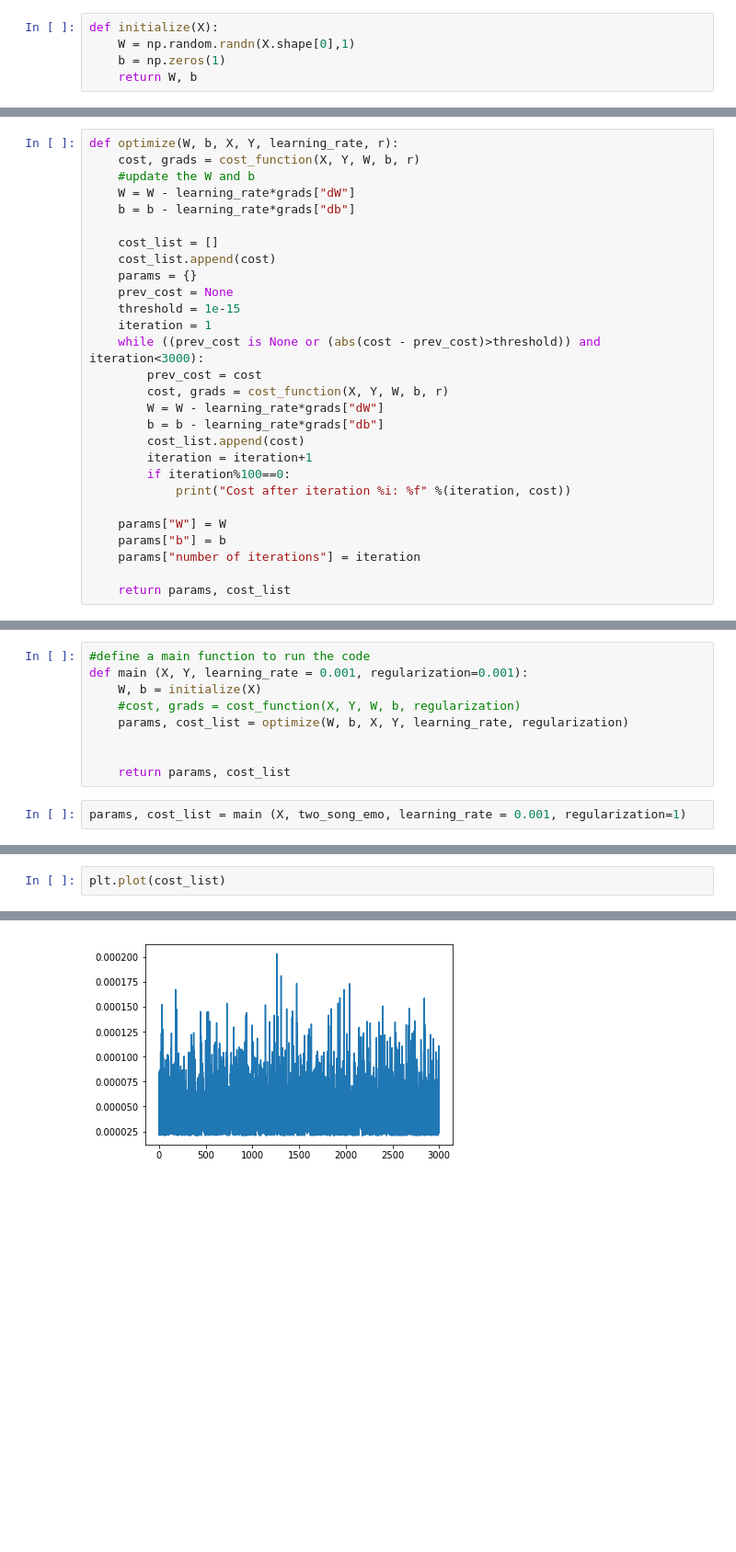
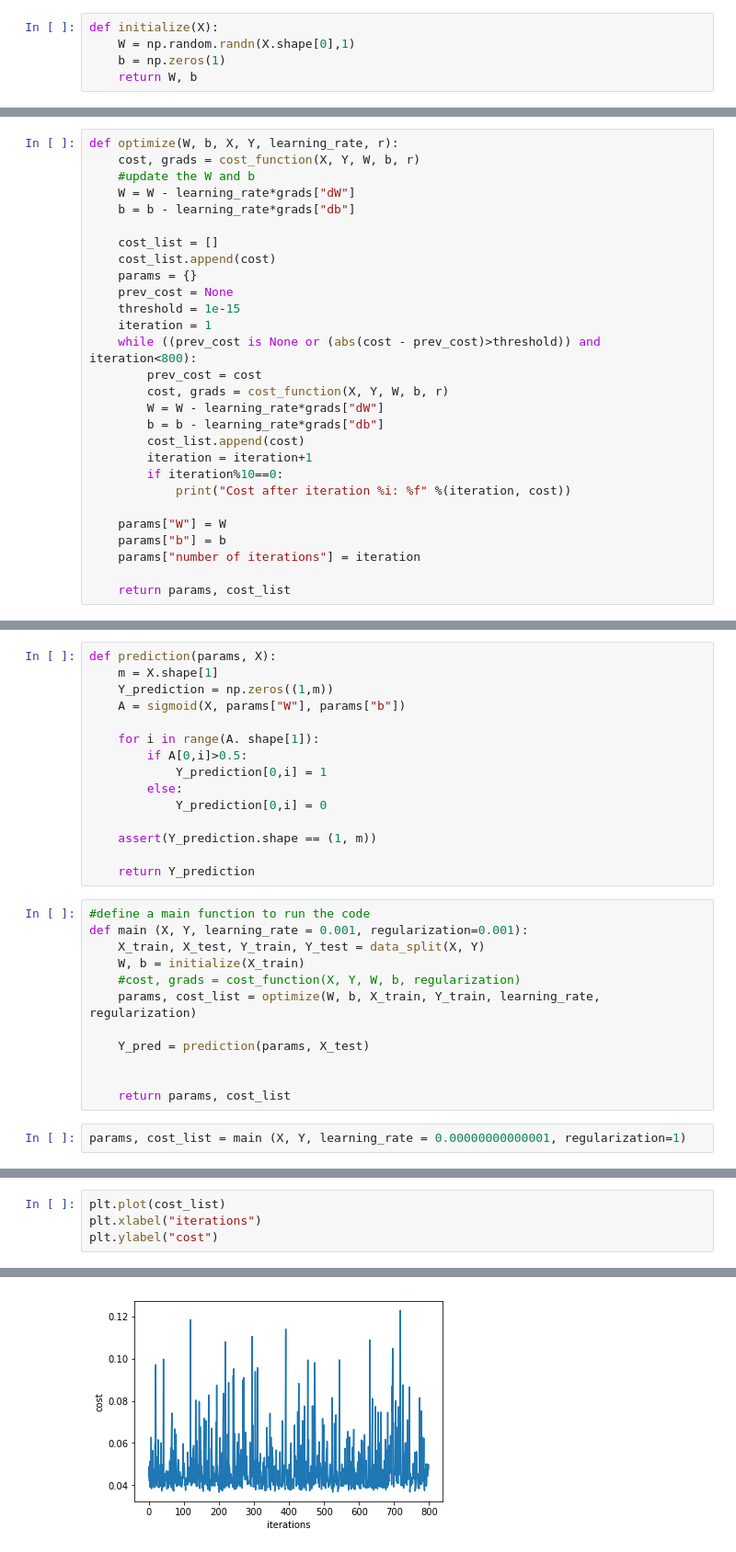
Before and after one commit to EzioAnCY/cs229project, a Jupyter notebook: CNN Based Music Emotion Classification.ipynb, the cells around one changed output, grey strips where cells are left out. Shown at 92% size. Saved outputs shown, nothing was run; the diff lists cells and outputs as text; blank space fills up the shorter version.

Commit message:
Add Prediction Function

```diff
--- a/CNN Based Music Emotion Classification.ipynb
+++ b/CNN Based Music Emotion Classification.ipynb
@@ -202,14 +243,14 @@ def optimize(W, b, X, Y, learning_rate, r):
     prev_cost = None
     threshold = 1e-15
     iteration = 1
-    while ((prev_cost is None or (abs(cost - prev_cost)>threshold)) and iteration<3000):
+    while ((prev_cost is None or (abs(cost - prev_cost)>threshold)) and iteration<800):
         prev_cost = cost
         cost, grads = cost_function(X, Y, W, b, r)
         W = W - learning_rate*grads["dW"]
         b = b - learning_rate*grads["db"]
         cost_list.append(cost)
         iteration = iteration+1
-        if iteration%100==0:
+        if iteration%10==0:
             print("Cost after iteration %i: %f" %(iteration, cost))
 
     params["W"] = W
@@ -222,12 +261,30 @@ def optimize(W, b, X, Y, learning_rate, r):
+# %%
+def prediction(params, X):
+    m = X.shape[1]
+    Y_prediction = np.zeros((1,m))
+    A = sigmoid(X, params["W"], params["b"])
+
+    for i in range(A. shape[1]):
+        if A[0,i]>0.5:
+            Y_prediction[0,i] = 1
+        else:
+            Y_prediction[0,i] = 0
+
+    assert(Y_prediction.shape == (1, m))
+
+    return Y_prediction
 # %%
 #define a main function to run the code
 def main (X, Y, learning_rate = 0.001, regularization=0.001):
-    W, b = initialize(X)
+    X_train, X_test, Y_train, Y_test = data_split(X, Y)
+    W, b = initialize(X_train)
     #cost, grads = cost_function(X, Y, W, b, regularization)
-    params, cost_list = optimize(W, b, X, Y, learning_rate, regularization)
+    params, cost_list = optimize(W, b, X_train, Y_train, learning_rate, regularization)
+
+    Y_pred = prediction(params, X_test)
 
 
     return params, cost_list
 # %%
-params, cost_list = main (X, two_song_emo, learning_rate = 0.001, regularization=1)
+params, cost_list = main (X, Y, learning_rate = 0.00000000000001, regularization=1)
 # %% [output]
@@ -251,3 +308,5 @@ Cost after iteration 3000: 0.000057
 # %%
 plt.plot(cost_list)
+plt.xlabel("iterations")
+plt.ylabel("cost")
 # %% [output]
@@ -255 +314 @@ plt.plot(cost_list)
-[figure, old version]
+[figure, new version]
```
Also changed, not shown: parts of 17 cells of this notebook.
